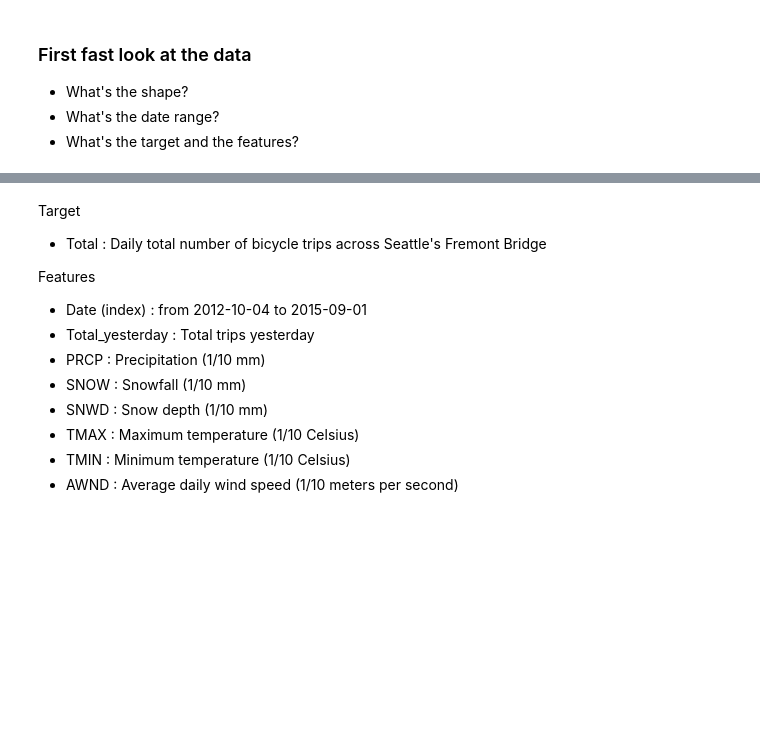
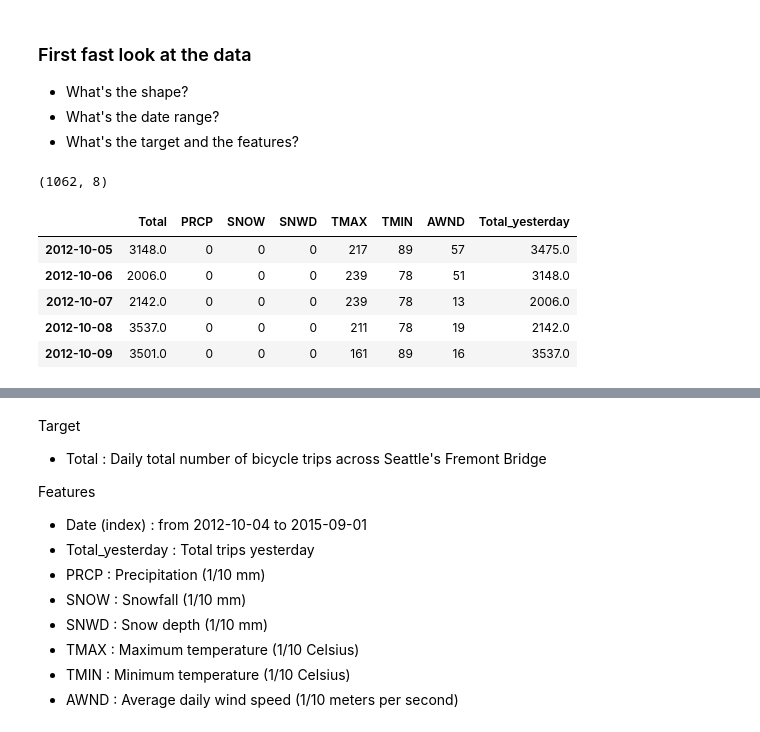
Before and after one commit to LambdaSchool/DS-Unit-2-Sprint-4-Model-Validation, a Jupyter notebook: module-3-select-models-and-parameters/LS_DS_243_Select_models_and_parameters.ipynb, the cells around one changed output, grey strips where cells are left out. Saved outputs shown, nothing was run; the diff lists cells and outputs as text; code cells hidden in the pictures; blank space fills up the shorter version.

```diff
--- a/module-3-select-models-and-parameters/LS_DS_243_Select_models_and_parameters.ipynb
+++ b/module-3-select-models-and-parameters/LS_DS_243_Select_models_and_parameters.ipynb
@@ -120,0 +119,13 @@ daily = daily.drop(index=daily.index[0])
+# %%
+daily.shape
+# %% [output]
+(1062, 8)
+# %%
+daily.head()
+# %% [output]
+|  | Total | PRCP | SNOW | SNWD | TMAX | TMIN | AWND | Total_yesterday |
+| 2012-10-05 | 3148.0 | 0 | 0 | 0 | 217 | 89 | 57 | 3475.0 |
+| 2012-10-06 | 2006.0 | 0 | 0 | 0 | 239 | 78 | 51 | 3148.0 |
+| 2012-10-07 | 2142.0 | 0 | 0 | 0 | 239 | 78 | 13 | 2006.0 |
+| 2012-10-08 | 3537.0 | 0 | 0 | 0 | 211 | 78 | 19 | 2142.0 |
+| 2012-10-09 | 3501.0 | 0 | 0 | 0 | 161 | 89 | 16 | 3537.0 |
```
Also changed, not shown: parts of 16 cells of this notebook.
